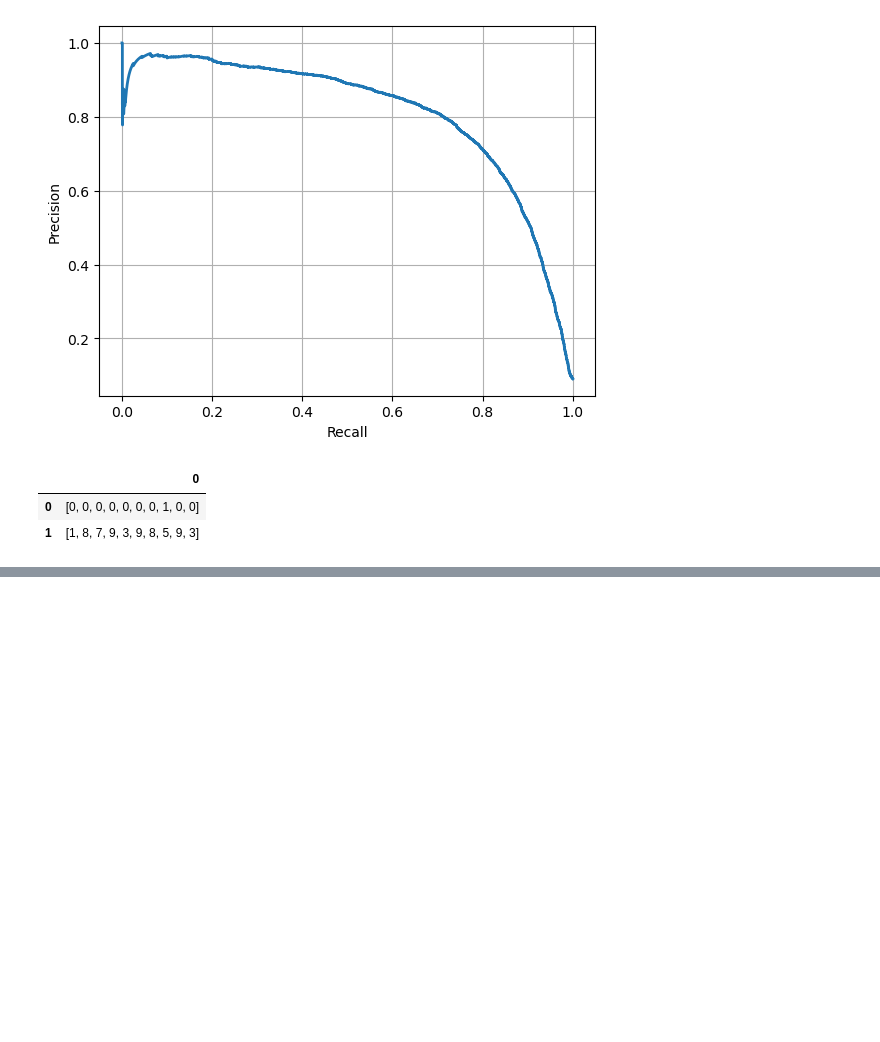
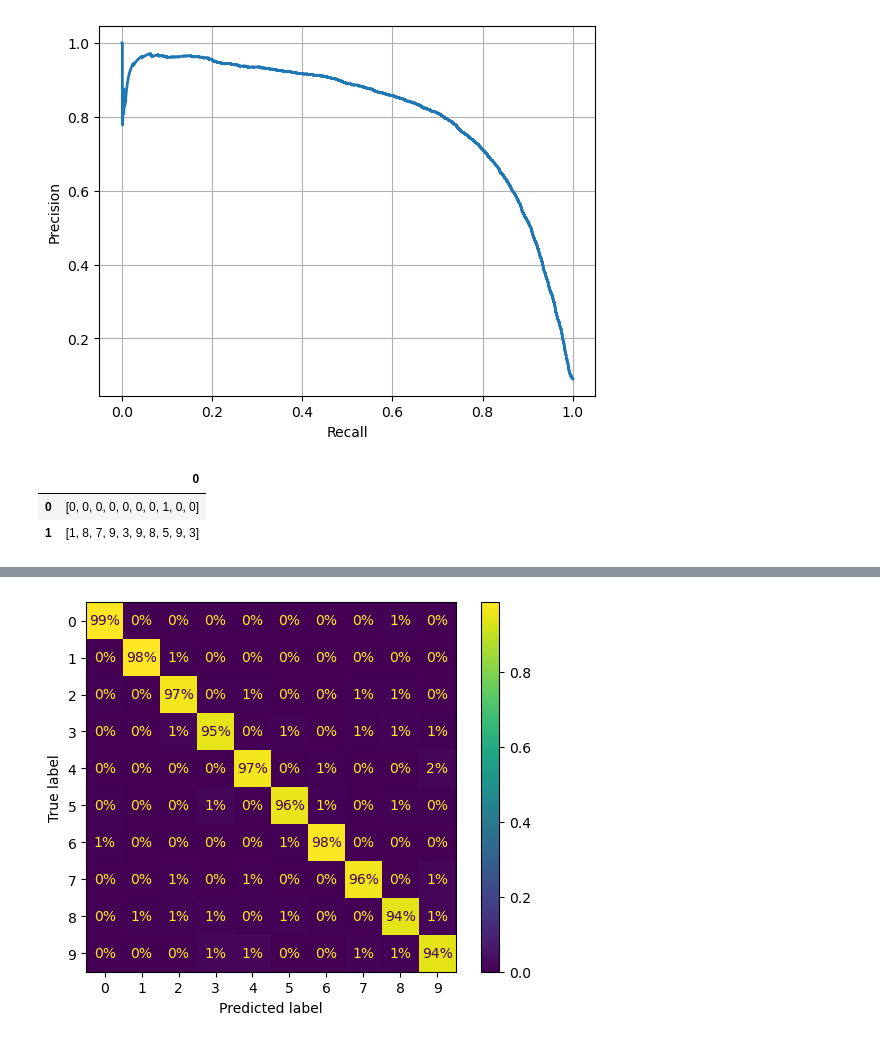
Before and after one commit to adamscarlat/hands-on-ML-with-Scikit-Learn-and-Tensorflow, a Jupyter notebook: edition3/ch3-classification/classification.ipynb, the cells around one changed output, grey strips where cells are left out. Cells and saved outputs as stored; diff of their text form; code cells hidden in the pictures; blank space fills up the shorter version.

```diff
--- a/edition3/ch3-classification/classification.ipynb
+++ b/edition3/ch3-classification/classification.ipynb
@@ -237,0 +372,10 @@ df.T
+# %%
+# We can get better results by scaling the input before training
+
+scaler = StandardScaler()
+X_train_scaled = scaler.fit_transform(X_train.astype("float64"))
+print ("Done scaling...")
+
+forest_clf = RandomForestClassifier(random_state=42)
+
+cross_val_score(forest_clf, X_train_scaled, y_train, cv=3, scoring="accuracy", verbose=10)
@@ -237,0 +396,14 @@ df.T
+# %%
+# Same as with the binary classifier, we can get a confusion matrix for the multiclass classifier's predictions.
+
+y_train_pred = cross_val_predict(forest_clf, X_train_scaled, y_train, cv=3)
+# %%
+# Each row represents the class actual and each column the class prediction.
+# The diagonal of the matrix represents the correct predictions.
+# We can see the types of mistakes that the model is making. For example, 1% of the time the model predicted 5 when the true label
+# was 8.
+
+ConfusionMatrixDisplay.from_predictions(y_train, y_train_pred, normalize="true", values_format=".0%")
+plt.show()
+# %% [output]
+[figure, added]
```
Also changed, not shown: parts of 26 cells of this notebook.
